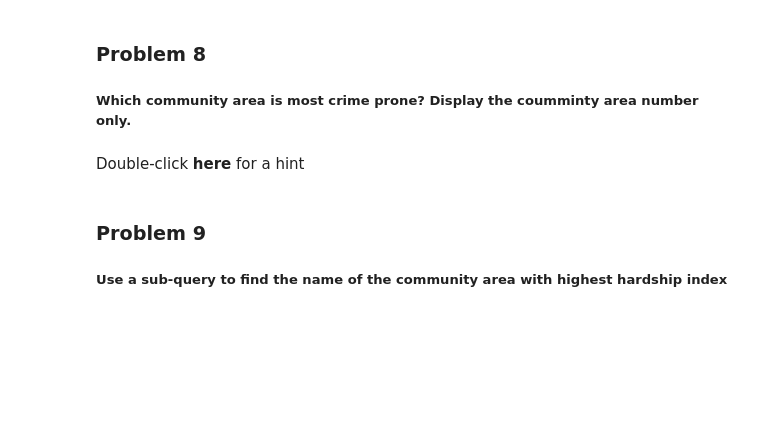
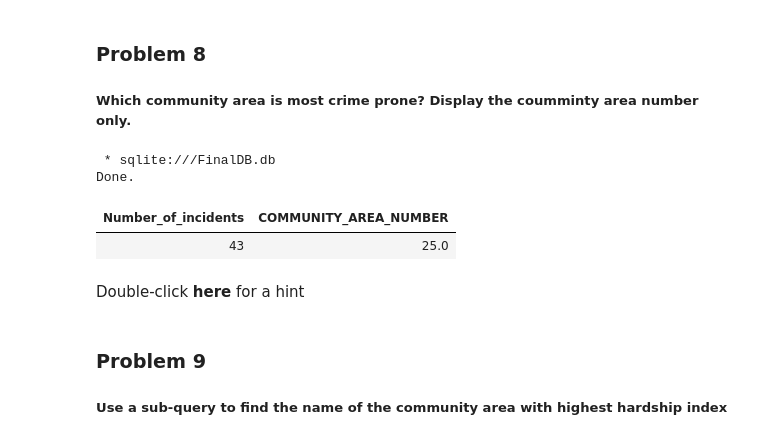
Before and after one commit to espgedu/chicago-analytics, a Jupyter notebook: mod5-final-project-v2.ipynb, the cells around one changed output. Saved outputs shown, nothing was run; the diff lists cells and outputs as text; code cells hidden in the pictures; blank space fills up the shorter version.

```diff
--- a/mod5-final-project-v2.ipynb
+++ b/mod5-final-project-v2.ipynb
@@ -273,6 +293,16 @@ GROUP BY "Elementary, Middle, or High School";
 ### Problem 8
 
 ##### Which community area is most crime prone? Display the coumminty area number only.
+# %%
+%sql SELECT COUNT(ID) as Number_of_incidents, COMMUNITY_AREA_NUMBER FROM CHICAGO_CRIME_DATA\
+WHERE COMMUNITY_AREA_NUMBER IS NOT NULL \
+GROUP BY COMMUNITY_AREA_NUMBER \
+ORDER BY Number_of_incidents DESC LIMIT 1;
+# %% [output]
+ * sqlite:///FinalDB.db
+Done.
+| Number_of_incidents | COMMUNITY_AREA_NUMBER |
+| 43 | 25.0 |
 # %% [markdown]
 
 Double-click **here** for a hint
```
Also changed, not shown: parts of 9 cells of this notebook.
